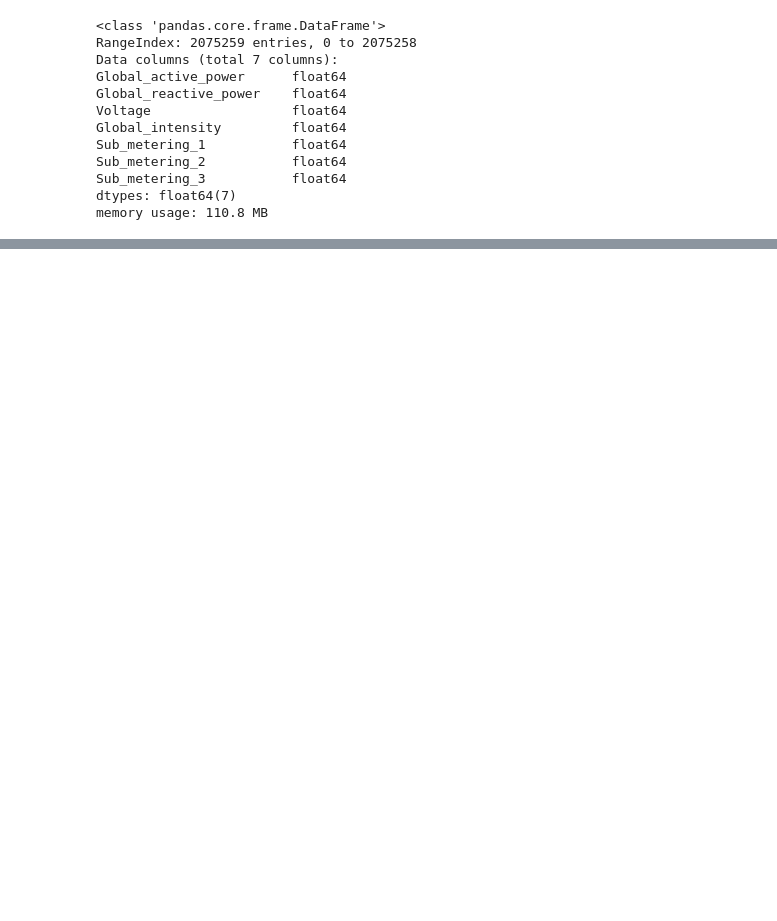
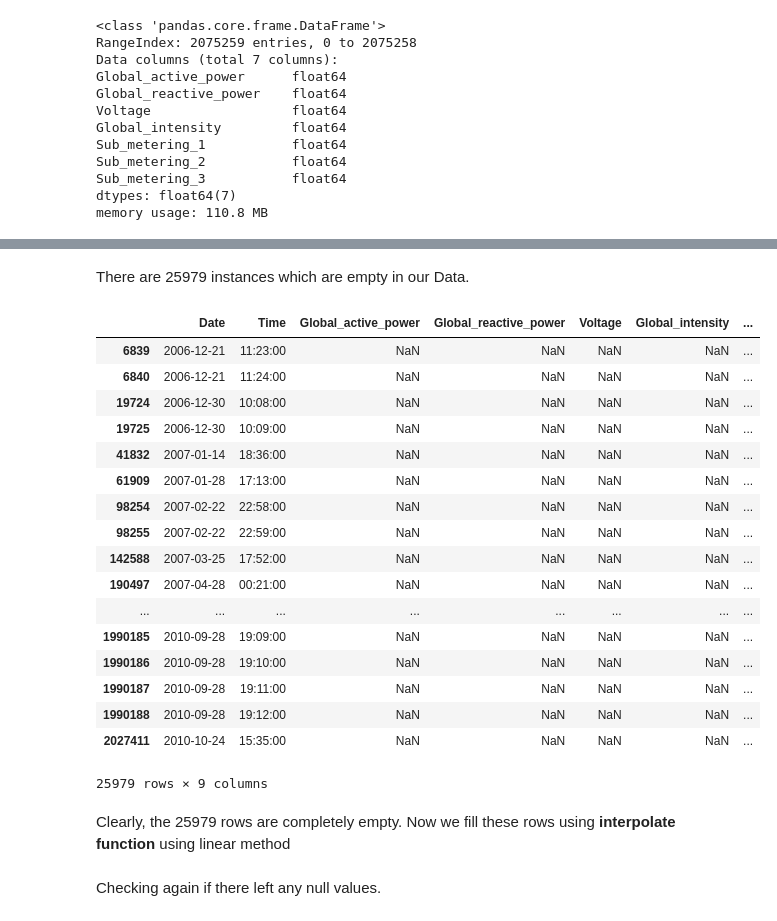
Before and after one commit to SSehrawat1720/ML-Projects, a Jupyter notebook: Time Series Analysis Project.ipynb, the cells around one changed output, grey strips where cells are left out. Cells and saved outputs as stored; diff of their text form; code cells hidden in the pictures; blank space fills up the shorter version.

```diff
--- a/Time Series Analysis Project.ipynb
+++ b/Time Series Analysis Project.ipynb
@@ -154,0 +182,31 @@ memory usage: 110.8 MB
+# %% [markdown]
+There are 25979 instances which are empty in our Data.
+# %%
+# creating bool series True for NaN values
+bool_series = pd.isnull(Data["Voltage"])
+
+# filtering data
+# displaying data only with Voltage = NaN
+Data[bool_series]
+# %% [output]
+|  | Date | Time | Global_active_power | Global_reactive_power | Voltage | Global_intensity | ... |
+| 6839 | 2006-12-21 | 11:23:00 | NaN | NaN | NaN | NaN | ... |
+| 6840 | 2006-12-21 | 11:24:00 | NaN | NaN | NaN | NaN | ... |
+| 19724 | 2006-12-30 | 10:08:00 | NaN | NaN | NaN | NaN | ... |
+| 19725 | 2006-12-30 | 10:09:00 | NaN | NaN | NaN | NaN | ... |
+| 41832 | 2007-01-14 | 18:36:00 | NaN | NaN | NaN | NaN | ... |
+| 61909 | 2007-01-28 | 17:13:00 | NaN | NaN | NaN | NaN | ... |
+| 98254 | 2007-02-22 | 22:58:00 | NaN | NaN | NaN | NaN | ... |
+| 98255 | 2007-02-22 | 22:59:00 | NaN | NaN | NaN | NaN | ... |
+| 142588 | 2007-03-25 | 17:52:00 | NaN | NaN | NaN | NaN | ... |
+| 190497 | 2007-04-28 | 00:21:00 | NaN | NaN | NaN | NaN | ... |
+| ... | ... | ... | ... | ... | ... | ... | ... |
+| 1990185 | 2010-09-28 | 19:09:00 | NaN | NaN | NaN | NaN | ... |
+| 1990186 | 2010-09-28 | 19:10:00 | NaN | NaN | NaN | NaN | ... |
+| 1990187 | 2010-09-28 | 19:11:00 | NaN | NaN | NaN | NaN | ... |
+| 1990188 | 2010-09-28 | 19:12:00 | NaN | NaN | NaN | NaN | ... |
+| 2027411 | 2010-10-24 | 15:35:00 | NaN | NaN | NaN | NaN | ... |
+25979 rows × 9 columns
+# %% [markdown]
+Clearly, the 25979 rows are completely empty.
+Now we fill these rows using **interpolate function** using linear method
@@ -154,0 +215,2 @@ memory usage: 110.8 MB
+# %% [markdown]
+Checking again if there left any null values.
```
Also changed, not shown: parts of 13 cells of this notebook.
